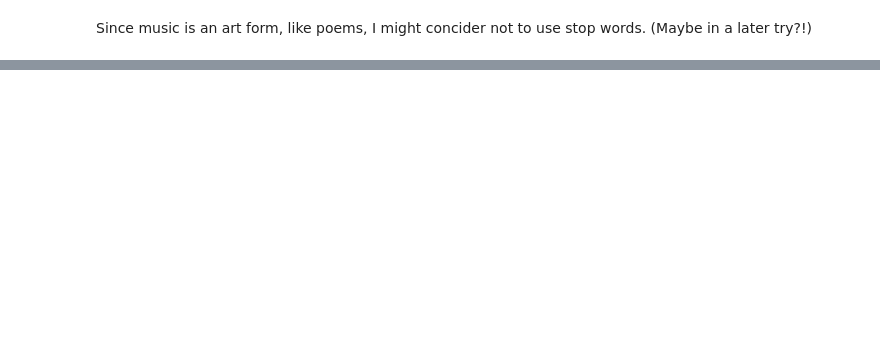
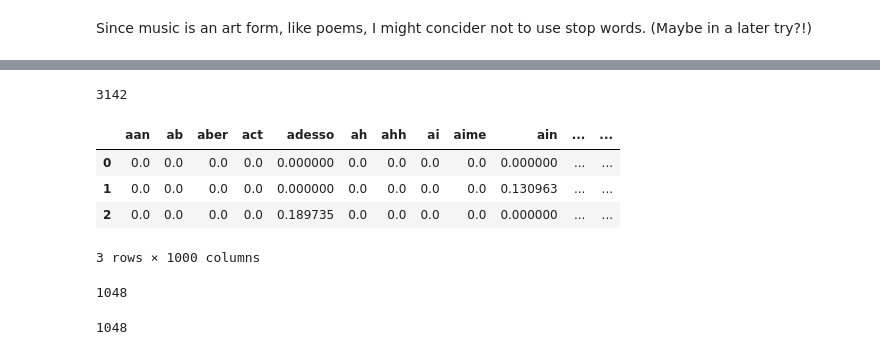
Before and after one commit to yhpf/Capstone-General_Assembly, a Jupyter notebook: 10_Good_Model.ipynb, the cells around one changed output, grey strips where cells are left out. Saved outputs shown, nothing was run; the diff lists cells and outputs as text; code cells hidden in the pictures; blank space fills up the shorter version.

```diff
--- a/10_Good_Model.ipynb
+++ b/10_Good_Model.ipynb
@@ -265,0 +370,4 @@ df1.head(3)
+# %%
+len(indep_train_tvec)
+# %% [output]
+3142
@@ -265,0 +376,22 @@ df1.head(3)
+# %%
+# transform X_test
+tvec_data4 = tvec.transform(indep_test['Lyrics'])
+# %%
+# Turn the features into a data frame
+df4  = pd.DataFrame(tvec_data4.todense(),columns=cvec.get_feature_names())
+
+df4.head(3)
+# %% [output]
+|  | aan | ab | aber | act | adesso | ah | ahh | ai | aime | ain | ... | ... |
+| 0 | 0.0 | 0.0 | 0.0 | 0.0 | 0.000000 | 0.0 | 0.0 | 0.0 | 0.0 | 0.000000 | ... | ... |
+| 1 | 0.0 | 0.0 | 0.0 | 0.0 | 0.000000 | 0.0 | 0.0 | 0.0 | 0.0 | 0.130963 | ... | ... |
+| 2 | 0.0 | 0.0 | 0.0 | 0.0 | 0.189735 | 0.0 | 0.0 | 0.0 | 0.0 | 0.000000 | ... | ... |
+3 rows × 1000 columns
+# %%
+len(indep_test)
+# %% [output]
+1048
+# %%
+len(df4)
+# %% [output]
+1048
```
Also changed, not shown: parts of 54 cells of this notebook.
